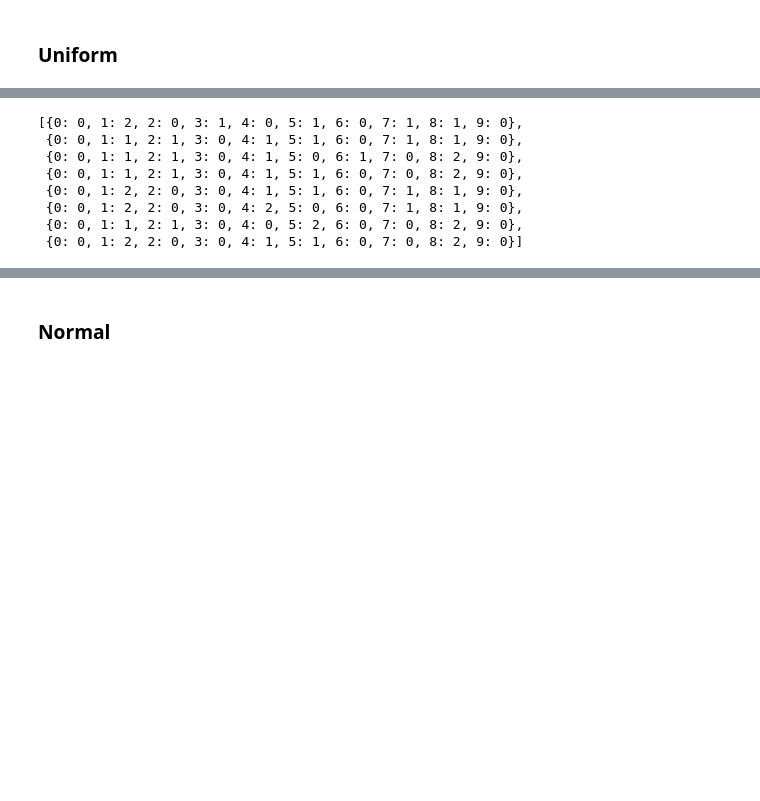
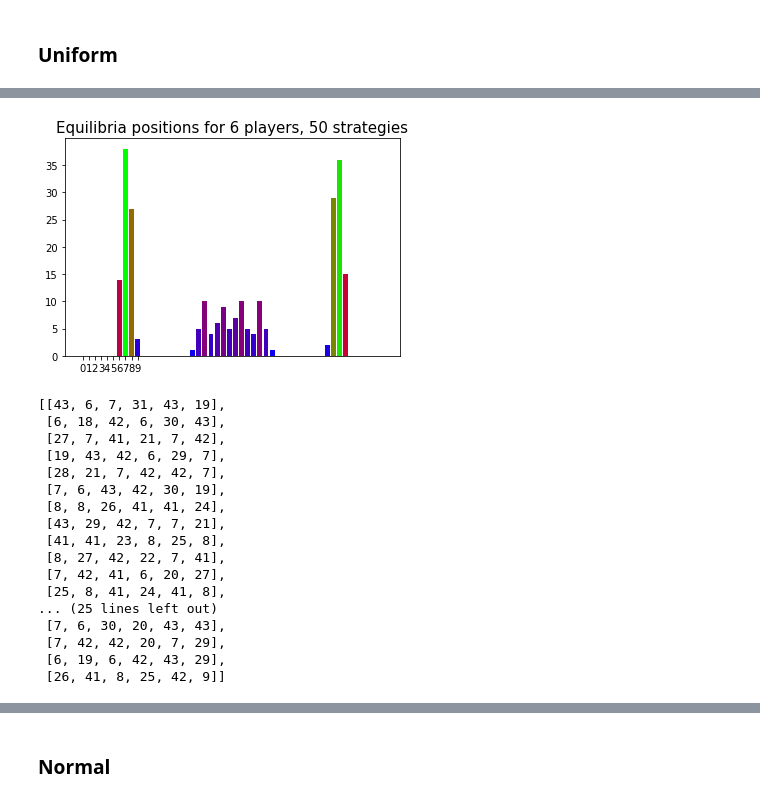
Before and after one commit to l-khali/project_1_election_game, a Jupyter notebook: iterative_method_results_continuous.ipynb, the cells around one changed output, grey strips where cells are left out. Saved outputs shown, nothing was run; the diff lists cells and outputs as text; code cells hidden in the pictures; blank space fills up the shorter version.

```diff
--- a/iterative_method_results_continuous.ipynb
+++ b/iterative_method_results_continuous.ipynb
@@ -25,12 +24,22 @@ iterative_method_functions.election_equilibrium(5,100)
 # %%
-iterative_method_functions.election_equilibrium(6,100)
+iterative_method_functions.election_equilibrium(6,50)
 # %% [output]
+[figure, added]
-[{0: 0, 1: 2, 2: 0, 3: 1, 4: 0, 5: 1, 6: 0, 7: 1, 8: 1, 9: 0},
- {0: 0, 1: 1, 2: 1, 3: 0, 4: 1, 5: 1, 6: 0, 7: 1, 8: 1, 9: 0},
- {0: 0, 1: 1, 2: 1, 3: 0, 4: 1, 5: 0, 6: 1, 7: 0, 8: 2, 9: 0},
- {0: 0, 1: 1, 2: 1, 3: 0, 4: 1, 5: 1, 6: 0, 7: 0, 8: 2, 9: 0},
- {0: 0, 1: 2, 2: 0, 3: 0, 4: 1, 5: 1, 6: 0, 7: 1, 8: 1, 9: 0},
- {0: 0, 1: 2, 2: 0, 3: 0, 4: 2, 5: 0, 6: 0, 7: 1, 8: 1, 9: 0},
- {0: 0, 1: 1, 2: 1, 3: 0, 4: 0, 5: 2, 6: 0, 7: 0, 8: 2, 9: 0},
- {0: 0, 1: 2, 2: 0, 3: 0, 4: 1, 5: 1, 6: 0, 7: 0, 8: 2, 9: 0}]
+[[43, 6, 7, 31, 43, 19],
+ [6, 18, 42, 6, 30, 43],
+ [27, 7, 41, 21, 7, 42],
+ [19, 43, 42, 6, 29, 7],
+ [28, 21, 7, 42, 42, 7],
+ [7, 6, 43, 42, 30, 19],
+ [8, 8, 26, 41, 41, 24],
+ [43, 29, 42, 7, 7, 21],
+ [41, 41, 23, 8, 25, 8],
+ [8, 27, 42, 22, 7, 41],
+ [7, 42, 41, 6, 20, 27],
+ [25, 8, 41, 24, 41, 8],
+... (25 lines left out)
+ [7, 6, 30, 20, 43, 43],
+ [7, 42, 42, 20, 7, 29],
+ [6, 19, 6, 42, 43, 29],
+ [26, 41, 8, 25, 42, 9]]
 # %%
```
Also changed, not shown: parts of 17 cells of this notebook, 2 other files.
